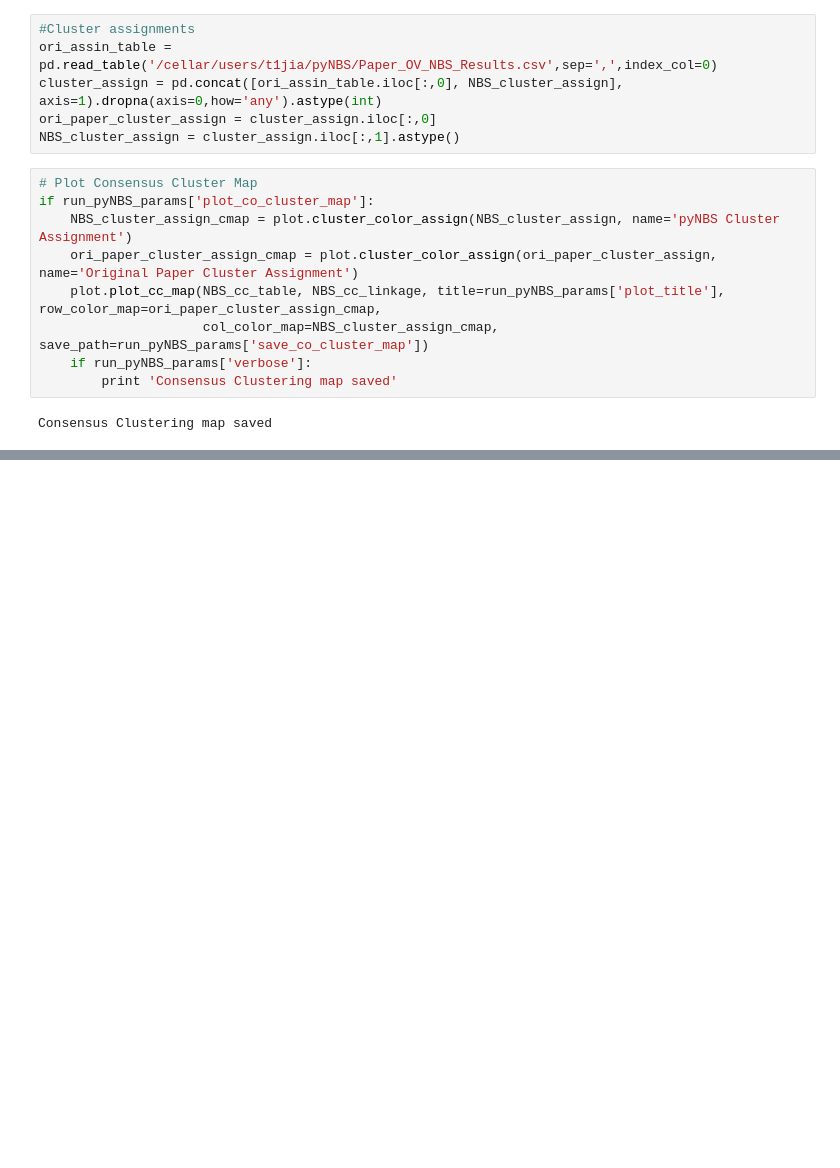
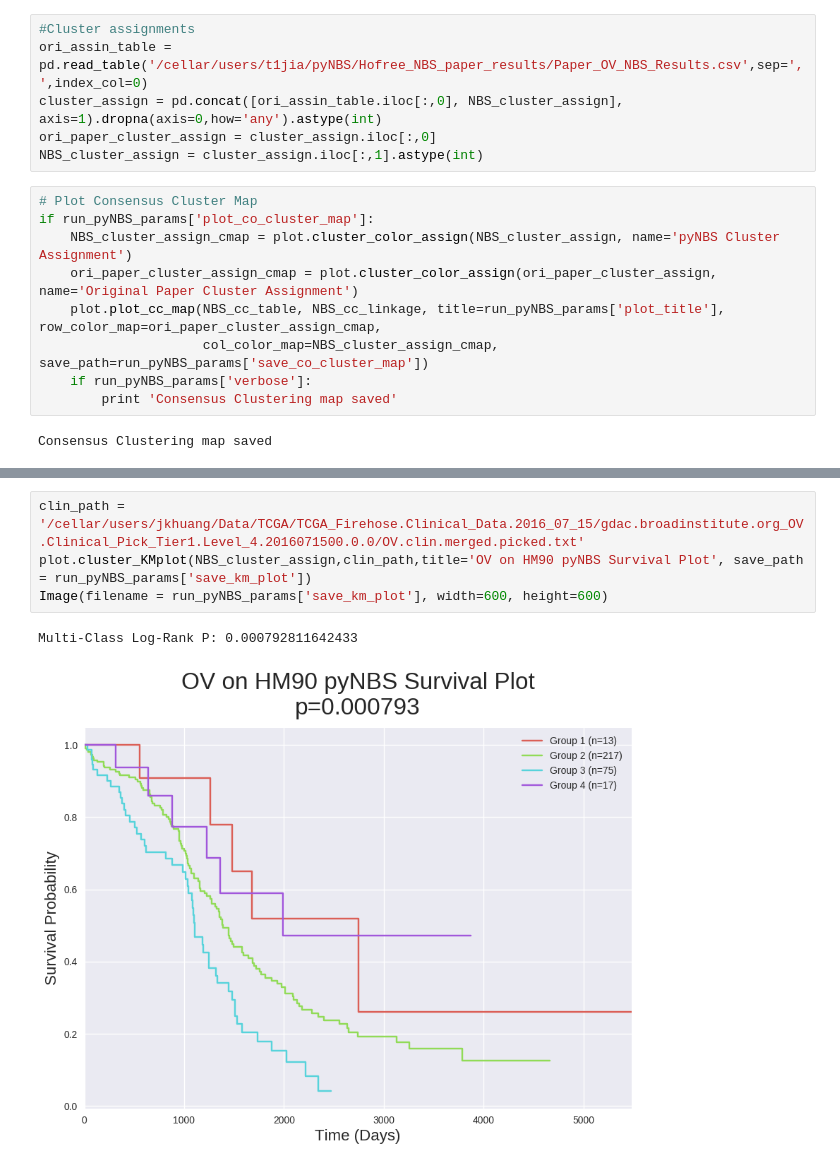
Before and after one commit to idekerlab/pyNBS, a Jupyter notebook: OV_run_pyNBS.ipynb, the cells around one changed output, grey strips where cells are left out. Cells and saved outputs as stored; diff of their text form; blank space fills up the shorter version.

```diff
--- a/OV_run_pyNBS.ipynb
+++ b/OV_run_pyNBS.ipynb
@@ -307,9 +316,9 @@ Consensus Clustering complete
 # %%
 #Cluster assignments
-ori_assin_table = pd.read_table('/cellar/users/t1jia/pyNBS/Paper_OV_NBS_Results.csv',sep=',',index_col=0)
+ori_assin_table = pd.read_table('/cellar/users/t1jia/pyNBS/Hofree_NBS_paper_results/Paper_OV_NBS_Results.csv',sep=',',index_col=0)
 cluster_assign = pd.concat([ori_assin_table.iloc[:,0], NBS_cluster_assign], axis=1).dropna(axis=0,how='any').astype(int)
 ori_paper_cluster_assign = cluster_assign.iloc[:,0]
-NBS_cluster_assign = cluster_assign.iloc[:,1].astype()
+NBS_cluster_assign = cluster_assign.iloc[:,1].astype(int)
 # %%
 # Plot Consensus Cluster Map
 if run_pyNBS_params['plot_co_cluster_map']:
@@ -346,0 +359,7 @@ Adjusted Mutual Info Score is: 0.590285991574
+# %%
+clin_path = '/cellar/users/jkhuang/Data/TCGA/TCGA_Firehose.Clinical_Data.2016_07_15/gdac.broadinstitute.org_OV.Clinical_Pick_Tier1.Level_4.2016071500.0.0/OV.clin.merged.picked.txt'
+plot.cluster_KMplot(NBS_cluster_assign,clin_path,title='OV on HM90 pyNBS Survival Plot', save_path = run_pyNBS_params['save_km_plot'])
+Image(filename = run_pyNBS_params['save_km_plot'], width=600, height=600)
+# %% [output]
+Multi-Class Log-Rank P: 0.000792811642433
+[figure, added]
```
Also changed, not shown: parts of 21 cells of this notebook.
